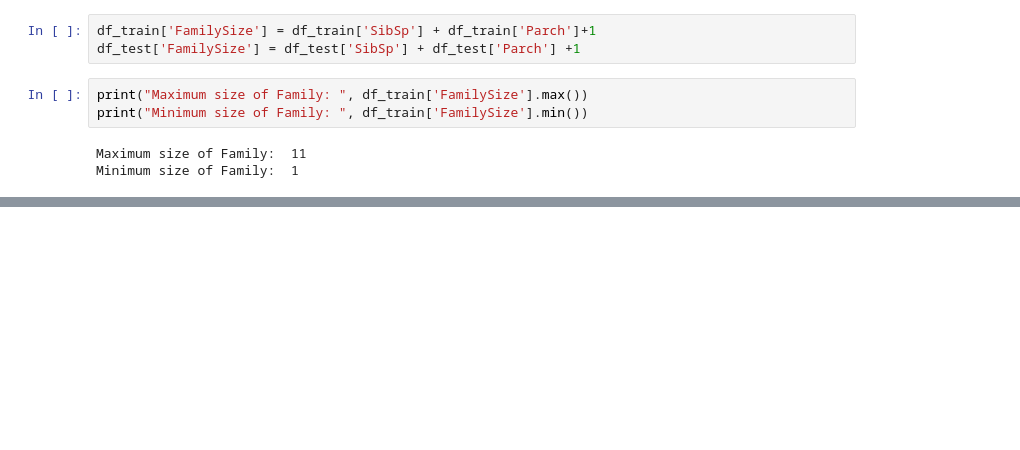
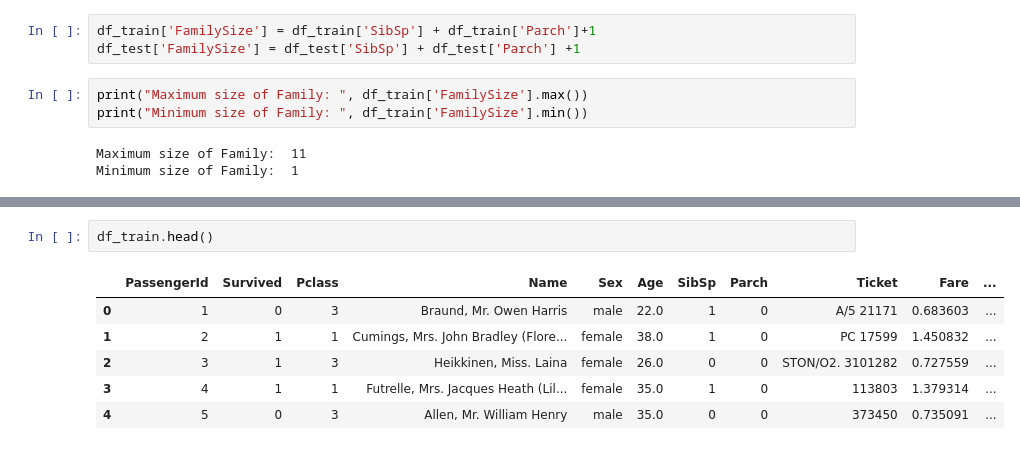
Before and after one commit to KerryKim/Kaggle-titanic, a Jupyter notebook: kaggle_titanic_data_analysis.ipynb, the cells around one changed output, grey strips where cells are left out. Saved outputs shown, nothing was run; the diff lists cells and outputs as text; blank space fills up the shorter version.

```diff
--- a/kaggle_titanic_data_analysis.ipynb
+++ b/kaggle_titanic_data_analysis.ipynb
@@ -285,0 +386,9 @@ Minimum size of Family:  1
+# %%
+df_train.head()
+# %% [output]
+|  | PassengerId | Survived | Pclass | Name | Sex | Age | SibSp | Parch | Ticket | Fare | ... |
+| 0 | 1 | 0 | 3 | Braund, Mr. Owen Harris | male | 22.0 | 1 | 0 | A/5 21171 | 0.683603 | ... |
+| 1 | 2 | 1 | 1 | Cumings, Mrs. John Bradley (Flore... | female | 38.0 | 1 | 0 | PC 17599 | 1.450832 | ... |
+| 2 | 3 | 1 | 3 | Heikkinen, Miss. Laina | female | 26.0 | 0 | 0 | STON/O2. 3101282 | 0.727559 | ... |
+| 3 | 4 | 1 | 1 | Futrelle, Mrs. Jacques Heath (Lil... | female | 35.0 | 1 | 0 | 113803 | 1.379314 | ... |
+| 4 | 5 | 0 | 3 | Allen, Mr. William Henry | male | 35.0 | 0 | 0 | 373450 | 0.735091 | ... |
```
Also changed, not shown: parts of 34 cells of this notebook.
